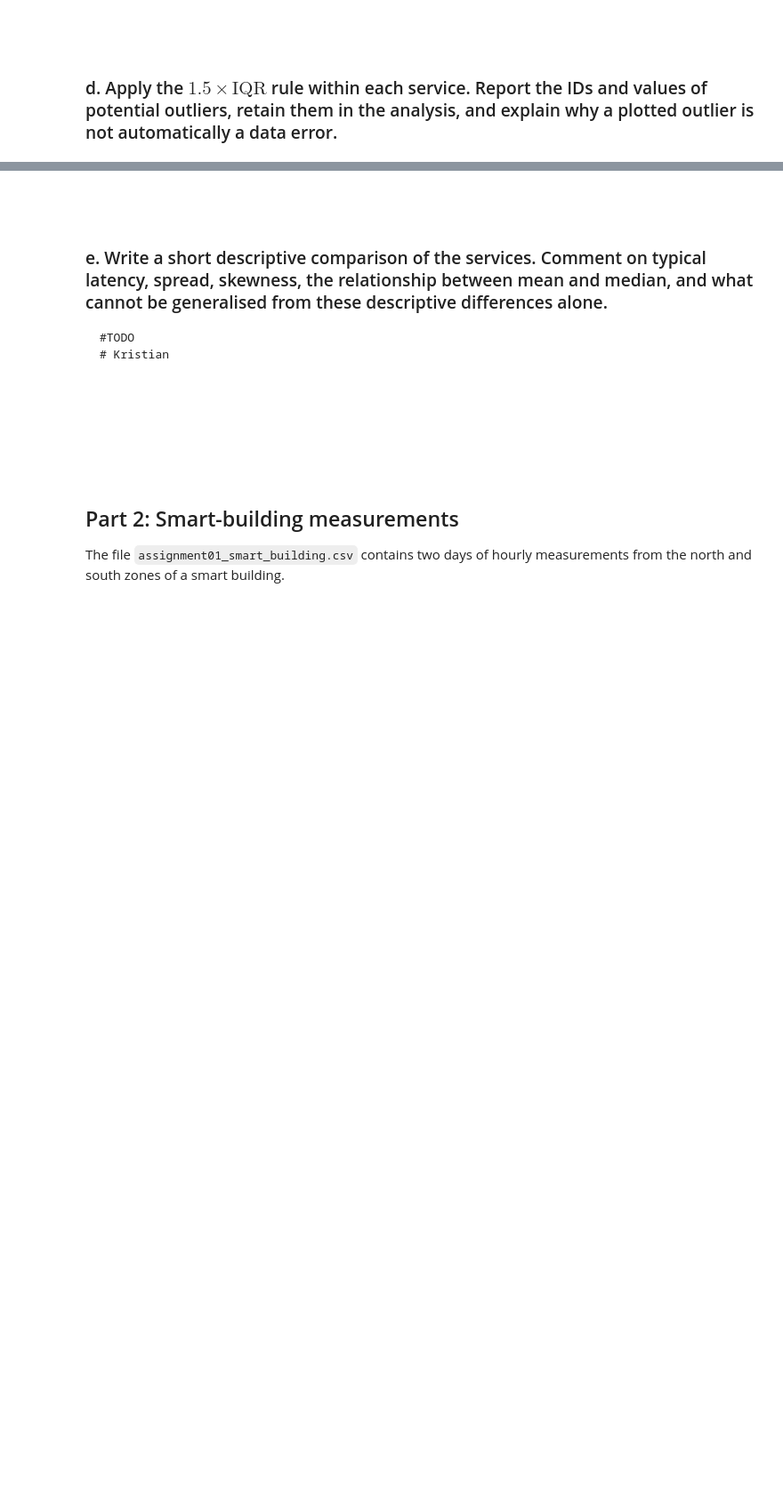
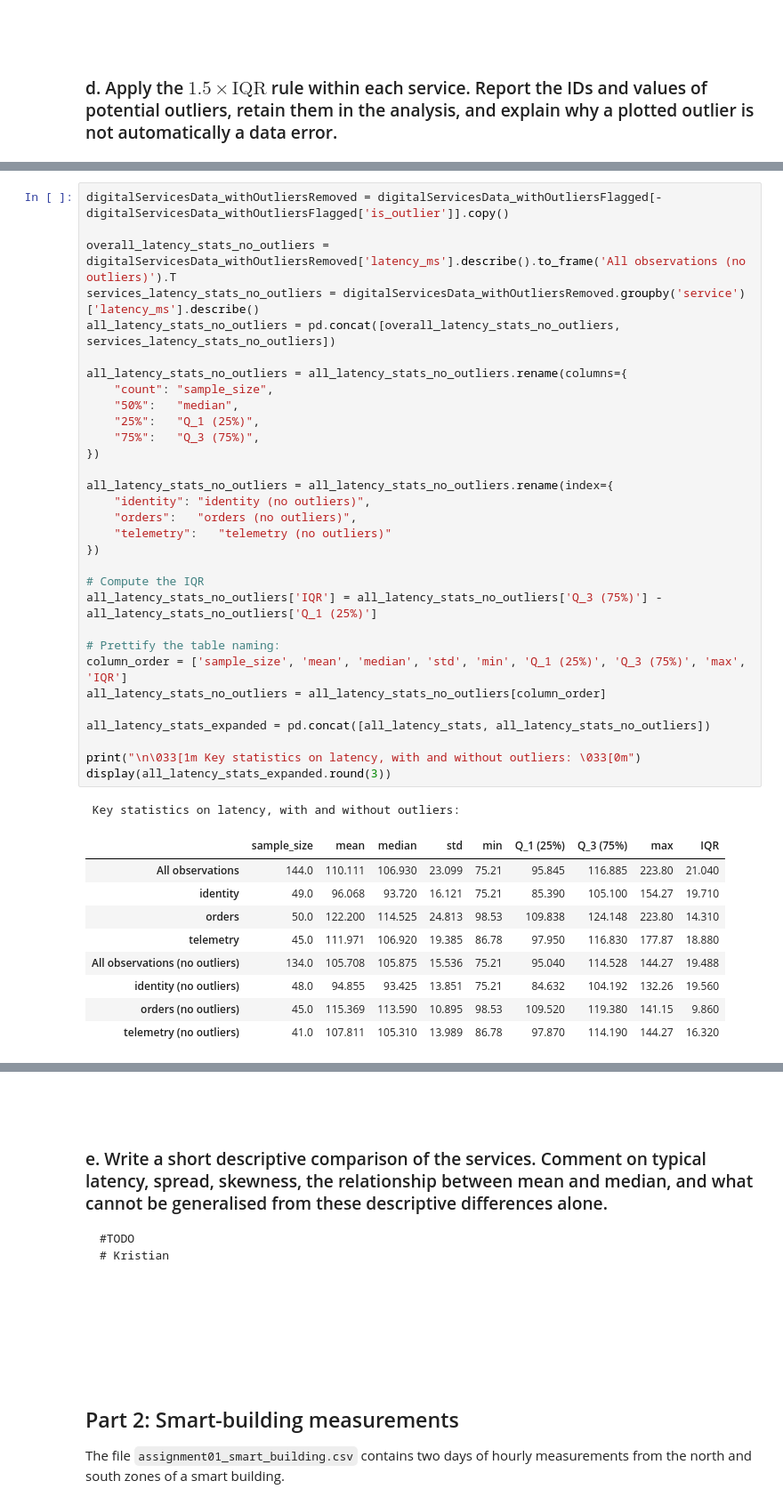
Before and after one commit to Dogmeat2000/sta1, a Jupyter notebook: assignment1/assignment1.ipynb, the cells around one changed output, grey strips where cells are left out. Shown at 89% size. Drawn from its saved outputs; the diff is of its cells as text; blank space fills up the shorter version.

```diff
--- a/assignment1/assignment1.ipynb
+++ b/assignment1/assignment1.ipynb
@@ -288,0 +350,42 @@ plt.show()
+# %%
+digitalServicesData_withOutliersRemoved = digitalServicesData_withOutliersFlagged[-digitalServicesData_withOutliersFlagged['is_outlier']].copy()
+
+overall_latency_stats_no_outliers = digitalServicesData_withOutliersRemoved['latency_ms'].describe().to_frame('All observations (no outliers)').T
+services_latency_stats_no_outliers = digitalServicesData_withOutliersRemoved.groupby('service')['latency_ms'].describe()
+all_latency_stats_no_outliers = pd.concat([overall_latency_stats_no_outliers, services_latency_stats_no_outliers])
+
+all_latency_stats_no_outliers = all_latency_stats_no_outliers.rename(columns={
+    "count": "sample_size",
+    "50%":   "median",
+    "25%":   "Q_1 (25%)",
+    "75%":   "Q_3 (75%)",
+})
+
+all_latency_stats_no_outliers = all_latency_stats_no_outliers.rename(index={
+    "identity": "identity (no outliers)",
+    "orders":   "orders (no outliers)",
+    "telemetry":   "telemetry (no outliers)"
+})
+
+# Compute the IQR
+all_latency_stats_no_outliers['IQR'] = all_latency_stats_no_outliers['Q_3 (75%)'] - all_latency_stats_no_outliers['Q_1 (25%)']
+
+# Prettify the table naming:
+column_order = ['sample_size', 'mean', 'median', 'std', 'min', 'Q_1 (25%)', 'Q_3 (75%)', 'max',  'IQR']
+all_latency_stats_no_outliers = all_latency_stats_no_outliers[column_order]
+
+all_latency_stats_expanded = pd.concat([all_latency_stats, all_latency_stats_no_outliers])
+
+print("\n\033[1m Key statistics on latency, with and without outliers: \033[0m")
+display(all_latency_stats_expanded.round(3))
+# %% [output]
+ Key statistics on latency, with and without outliers:
+|  | sample_size | mean | median | std | min | Q_1 (25%) | Q_3 (75%) | max | IQR |
+| All observations | 144.0 | 110.111 | 106.930 | 23.099 | 75.21 | 95.845 | 116.885 | 223.80 | 21.040 |
+| identity | 49.0 | 96.068 | 93.720 | 16.121 | 75.21 | 85.390 | 105.100 | 154.27 | 19.710 |
+| orders | 50.0 | 122.200 | 114.525 | 24.813 | 98.53 | 109.838 | 124.148 | 223.80 | 14.310 |
+| telemetry | 45.0 | 111.971 | 106.920 | 19.385 | 86.78 | 97.950 | 116.830 | 177.87 | 18.880 |
+| All observations (no outliers) | 134.0 | 105.708 | 105.875 | 15.536 | 75.21 | 95.040 | 114.528 | 144.27 | 19.488 |
+| identity (no outliers) | 48.0 | 94.855 | 93.425 | 13.851 | 75.21 | 84.632 | 104.192 | 132.26 | 19.560 |
+| orders (no outliers) | 45.0 | 115.369 | 113.590 | 10.895 | 98.53 | 109.520 | 119.380 | 141.15 | 9.860 |
+| telemetry (no outliers) | 41.0 | 107.811 | 105.310 | 13.989 | 86.78 | 97.870 | 114.190 | 144.27 | 16.320 |
```
Also changed, not shown: parts of 8 cells of this notebook.
